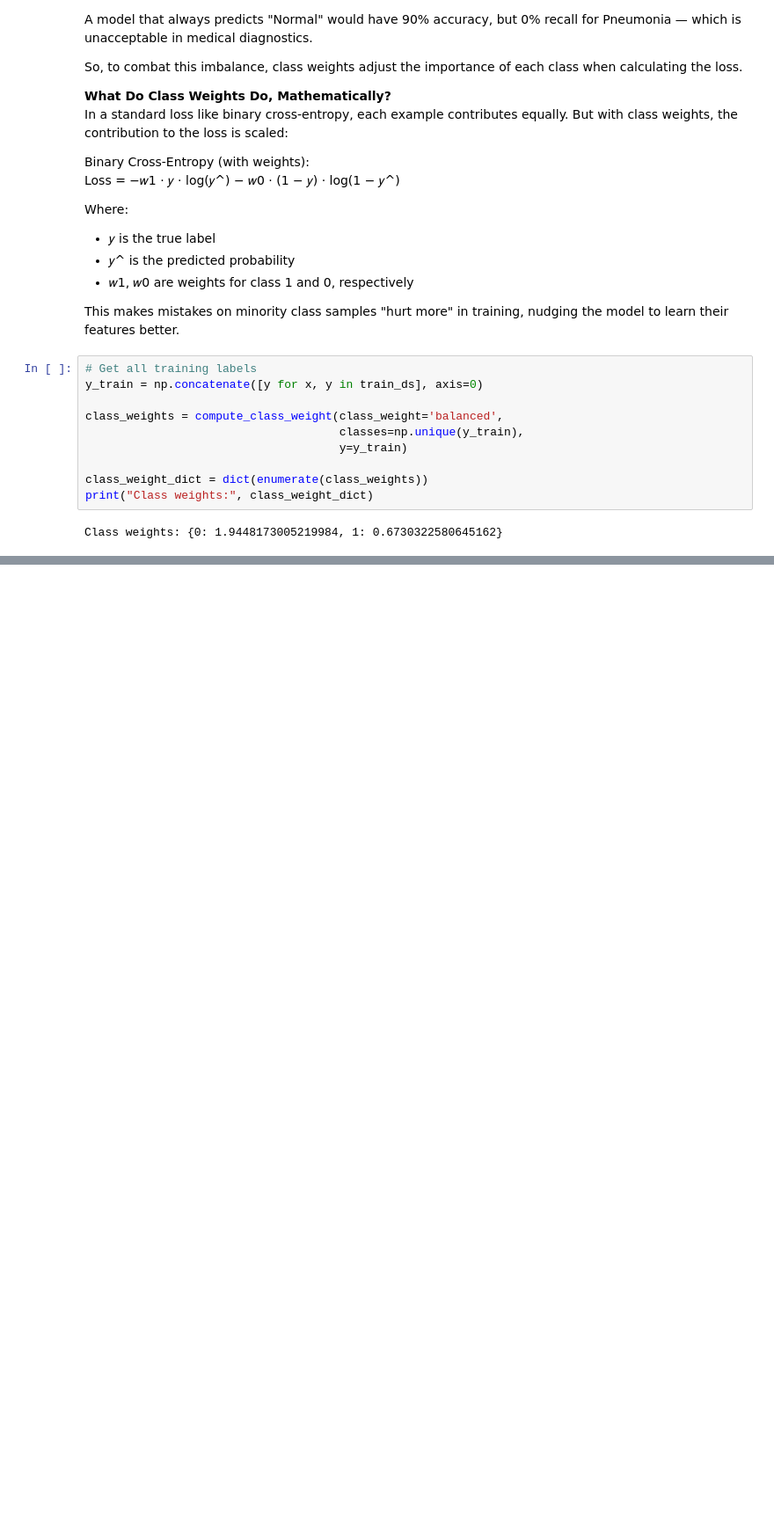
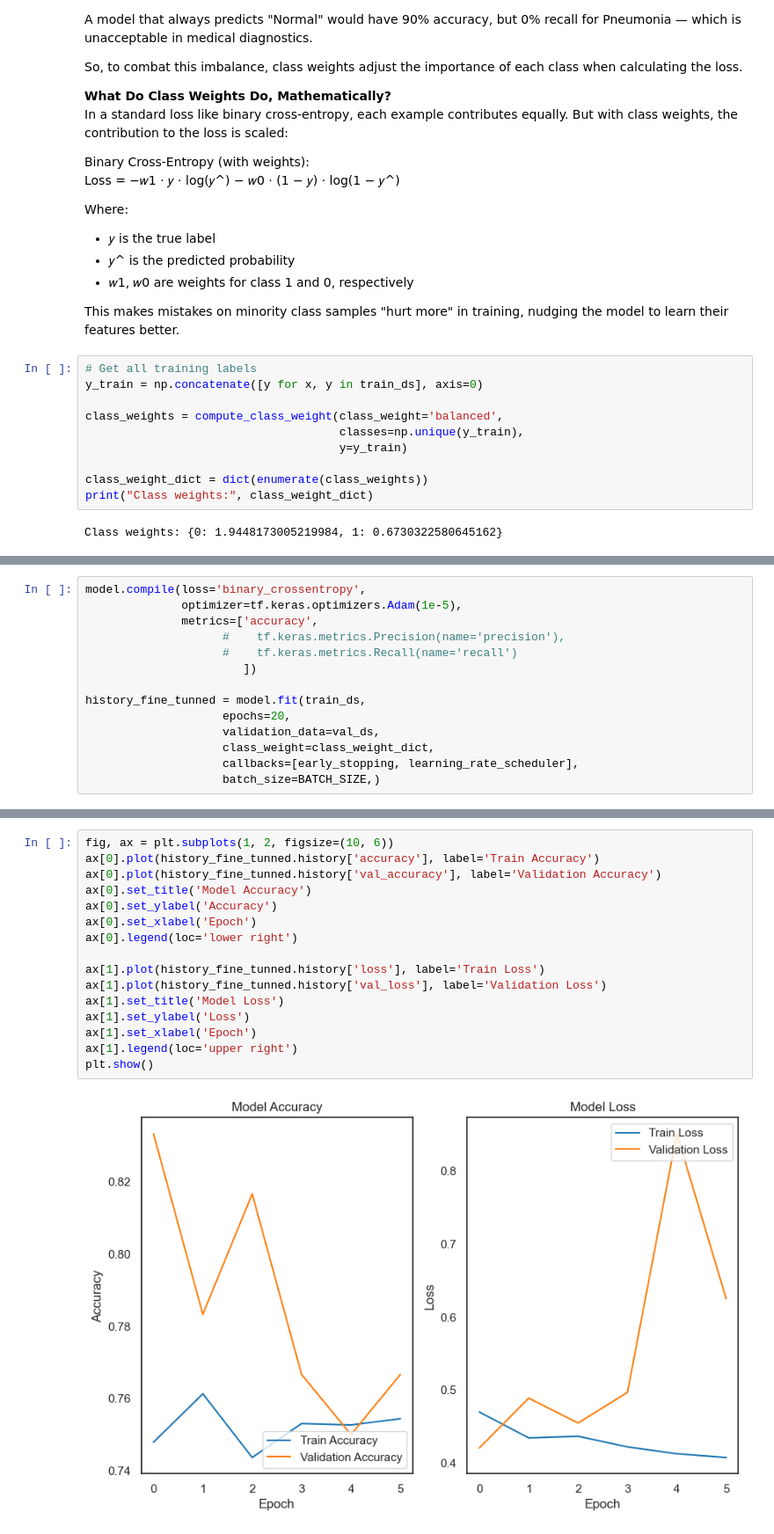
Before and after one commit to klau85/Pneumonia-Detection-, a Jupyter notebook: main.ipynb, the cells around one changed output, grey strips where cells are left out. Shown at 88% size. Drawn from its saved outputs; the diff is of its cells as text; blank space fills up the shorter version.

```diff
--- a/main.ipynb
+++ b/main.ipynb
@@ -309,0 +377,14 @@ model.evaluate(test_ds)
+# %%
+model.compile(loss='binary_crossentropy',
+              optimizer=tf.keras.optimizers.Adam(1e-5),
+              metrics=['accuracy',
+                    #    tf.keras.metrics.Precision(name='precision'),
+                    #    tf.keras.metrics.Recall(name='recall')
+                       ])
+
+history_fine_tunned = model.fit(train_ds,
+                    epochs=20,
+                    validation_data=val_ds,
+                    class_weight=class_weight_dict,
+                    callbacks=[early_stopping, learning_rate_scheduler],
+                    batch_size=BATCH_SIZE,)
@@ -309,0 +407,18 @@ model.evaluate(test_ds)
+# %%
+fig, ax = plt.subplots(1, 2, figsize=(10, 6))
+ax[0].plot(history_fine_tunned.history['accuracy'], label='Train Accuracy')
+ax[0].plot(history_fine_tunned.history['val_accuracy'], label='Validation Accuracy')
+ax[0].set_title('Model Accuracy')
+ax[0].set_ylabel('Accuracy')
+ax[0].set_xlabel('Epoch')
+ax[0].legend(loc='lower right')
+
+ax[1].plot(history_fine_tunned.history['loss'], label='Train Loss')
+ax[1].plot(history_fine_tunned.history['val_loss'], label='Validation Loss')
+ax[1].set_title('Model Loss')
+ax[1].set_ylabel('Loss')
+ax[1].set_xlabel('Epoch')
+ax[1].legend(loc='upper right')
+plt.show()
+# %% [output]
+[figure, added]
```
Also changed, not shown: parts of 19 cells of this notebook.
